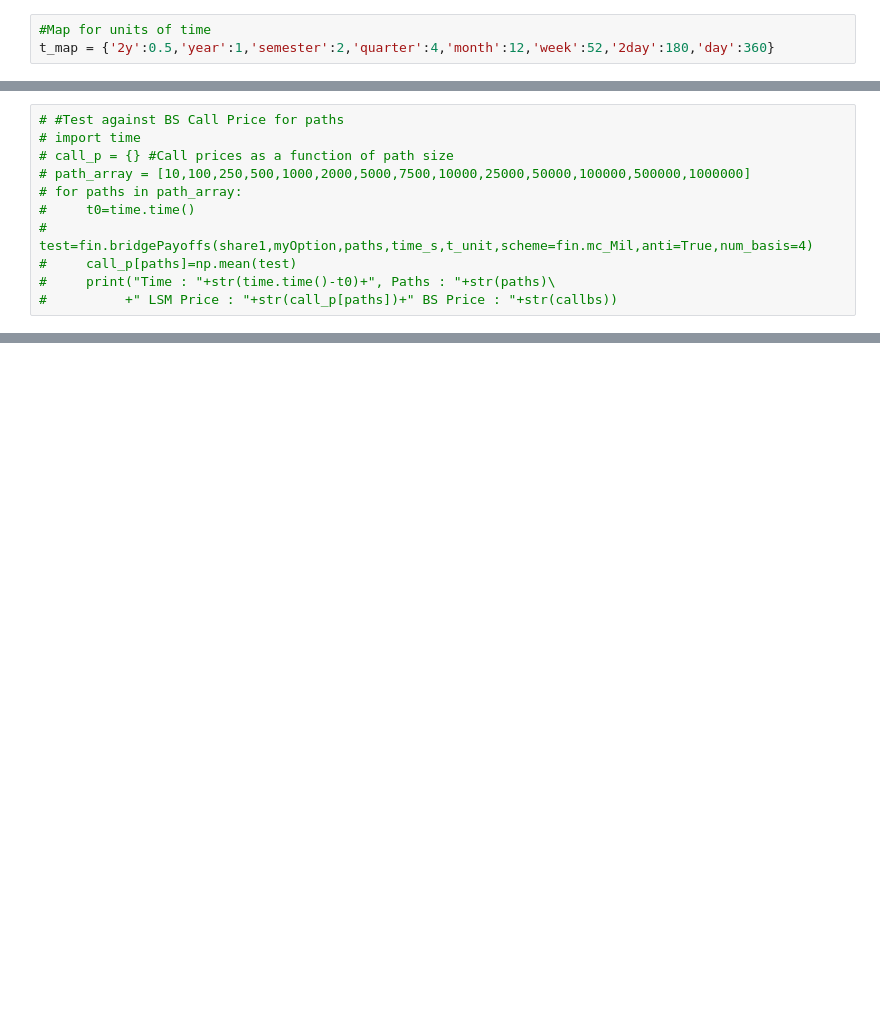
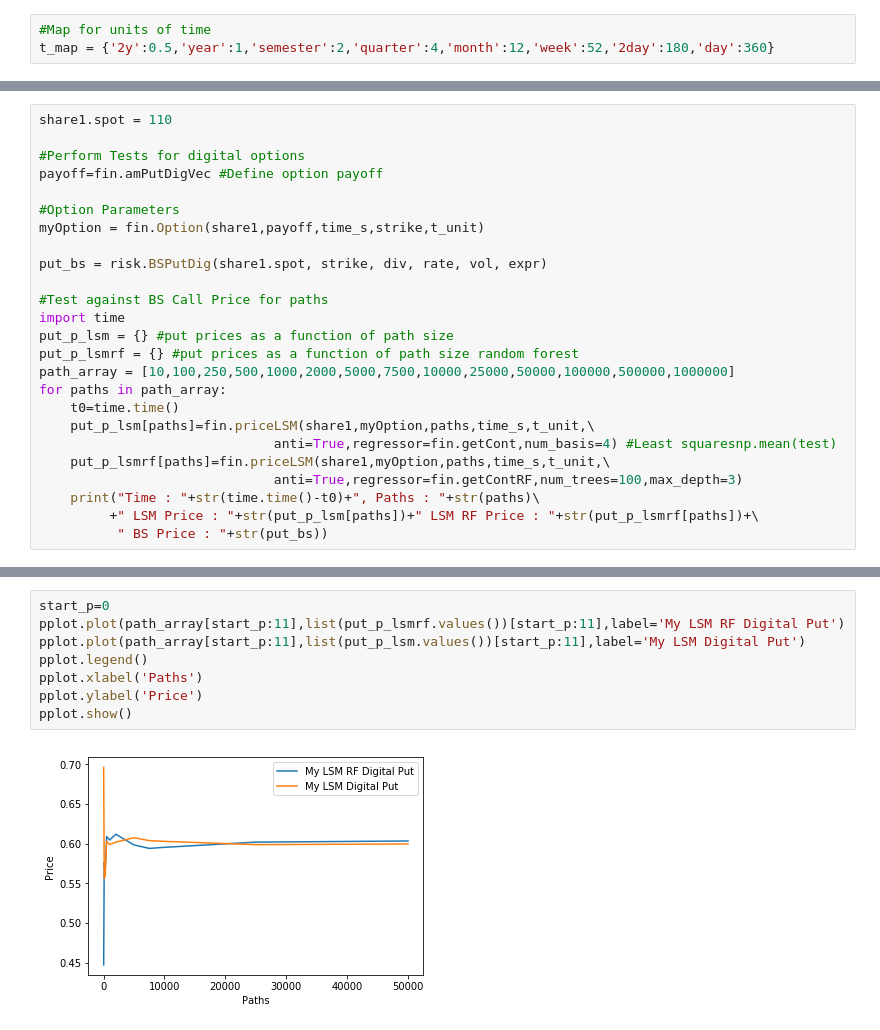
Before and after one commit to maylathant/NYU_Machine_Learning_Project, a Jupyter notebook: pythonMC/AmericanOptionML.ipynb, the cells around one changed output, grey strips where cells are left out. Drawn from its saved outputs; the diff is of its cells as text; blank space fills up the shorter version.

```diff
--- a/pythonMC/AmericanOptionML.ipynb
+++ b/pythonMC/AmericanOptionML.ipynb
@@ -100,11 +163,25 @@ pplot.show()
 # %%
-# #Test against BS Call Price for paths
-# import time
-# call_p = {} #Call prices as a function of path size
-# path_array = [10,100,250,500,1000,2000,5000,7500,10000,25000,50000,100000,500000,1000000]
-# for paths in path_array:
-#     t0=time.time()
-#     test=fin.bridgePayoffs(share1,myOption,paths,time_s,t_unit,scheme=fin.mc_Mil,anti=True,num_basis=4)
-#     call_p[paths]=np.mean(test)
-#     print("Time : "+str(time.time()-t0)+", Paths : "+str(paths)\
-#          +" LSM Price : "+str(call_p[paths])+" BS Price : "+str(callbs))
+share1.spot = 110
+
+#Perform Tests for digital options
+payoff=fin.amPutDigVec #Define option payoff
+
+#Option Parameters
+myOption = fin.Option(share1,payoff,time_s,strike,t_unit)
+
+put_bs = risk.BSPutDig(share1.spot, strike, div, rate, vol, expr)
+
+#Test against BS Call Price for paths
+import time
+put_p_lsm = {} #put prices as a function of path size
+put_p_lsmrf = {} #put prices as a function of path size random forest
+path_array = [10,100,250,500,1000,2000,5000,7500,10000,25000,50000,100000,500000,1000000]
+for paths in path_array:
+    t0=time.time()
+    put_p_lsm[paths]=fin.priceLSM(share1,myOption,paths,time_s,t_unit,\
+                              anti=True,regressor=fin.getCont,num_basis=4) #Least squaresnp.mean(test)
+    put_p_lsmrf[paths]=fin.priceLSM(share1,myOption,paths,time_s,t_unit,\
+                              anti=True,regressor=fin.getContRF,num_trees=100,max_depth=3)
+    print("Time : "+str(time.time()-t0)+", Paths : "+str(paths)\
+         +" LSM Price : "+str(put_p_lsm[paths])+" LSM RF Price : "+str(put_p_lsmrf[paths])+\
+          " BS Price : "+str(put_bs))
@@ -111 +207,11 @@ pplot.show()
+# %%
+start_p=0
+pplot.plot(path_array[start_p:11],list(put_p_lsmrf.values())[start_p:11],label='My LSM RF Digital Put')
+pplot.plot(path_array[start_p:11],list(put_p_lsm.values())[start_p:11],label='My LSM Digital Put')
+pplot.legend()
+pplot.xlabel('Paths')
+pplot.ylabel('Price')
+pplot.show()
+# %% [output]
+[figure, added]
 # %%
```
Also changed, not shown: parts of 23 cells of this notebook, 19 other files.
